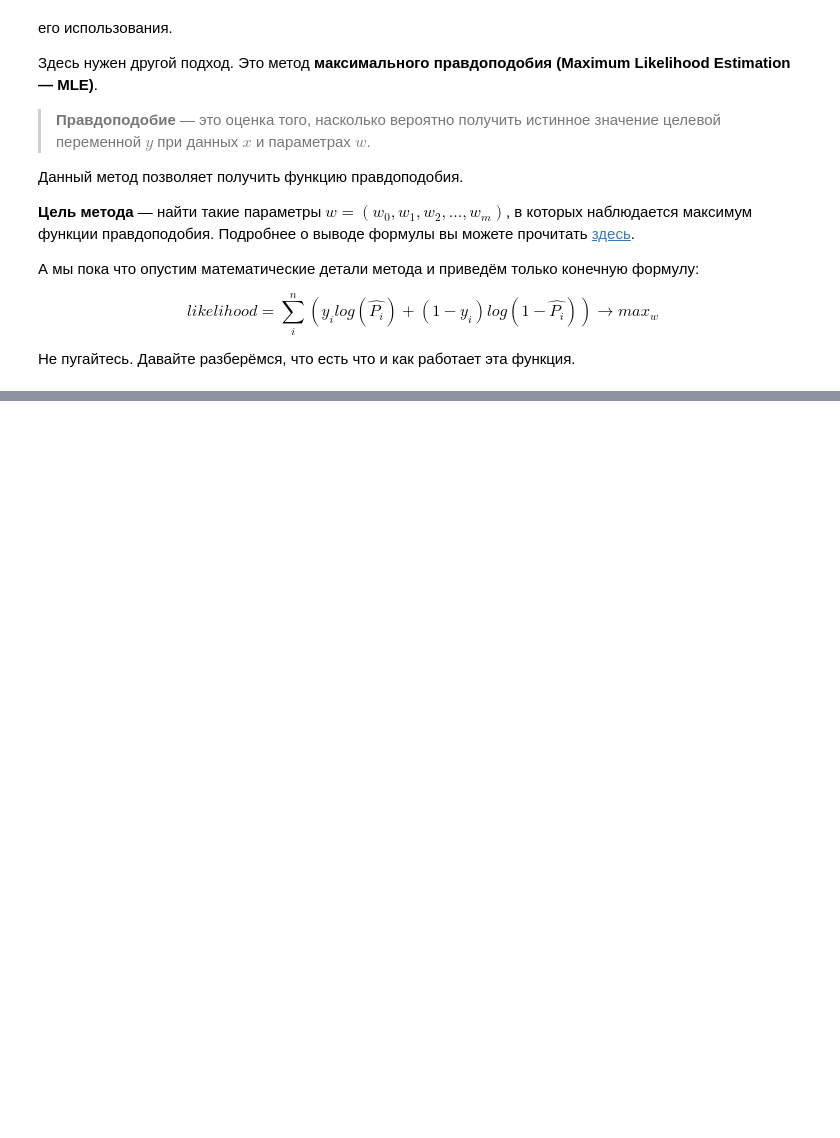
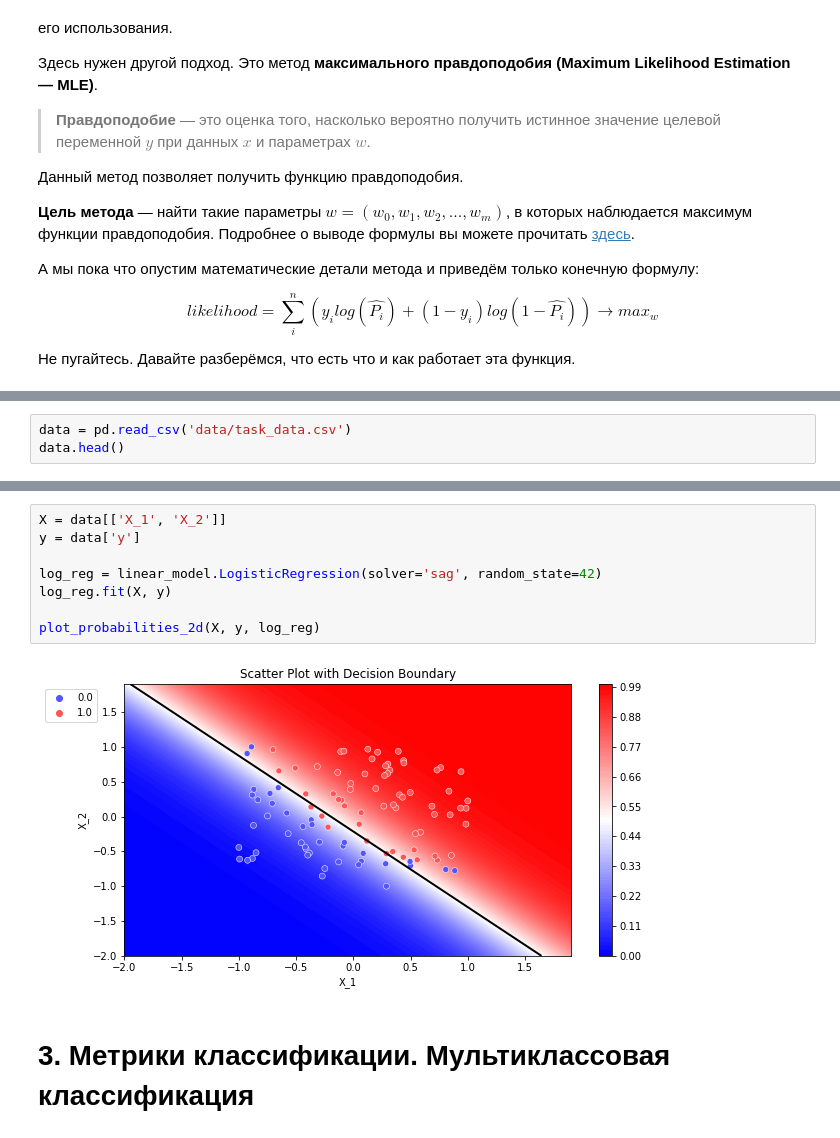
Before and after one commit to Terr14/SF_DS, a Jupyter notebook: SkillFactory/ML-3. Обучение с учителем, классификация/ML-3. Обучение с учителем, классификация.ipynb, the cells around one changed output, grey strips where cells are left out. Cells and saved outputs as stored; diff of their text form; blank space fills up the shorter version.

```diff
--- a/SkillFactory/ML-3. Обучение с учителем, классификация/ML-3. Обучение с учителем, классификация.ipynb
+++ b/SkillFactory/ML-3. Обучение с учителем, классификация/ML-3. Обучение с учителем, классификация.ipynb
@@ -322,0 +691,3 @@ $$\begin{gathered} \text { likelihood }=\sum_{i}^{n}\left(y_{i} \log \left(\hat{
+# %%
+data = pd.read_csv('data/task_data.csv')
+data.head()
@@ -322,0 +701,12 @@ $$\begin{gathered} \text { likelihood }=\sum_{i}^{n}\left(y_{i} \log \left(\hat{
+# %%
+X = data[['X_1', 'X_2']]
+y = data['y']
+
+log_reg = linear_model.LogisticRegression(solver='sag', random_state=42)
+log_reg.fit(X, y)
+
+plot_probabilities_2d(X, y, log_reg)
+# %% [output]
+[figure, added]
+# %% [markdown]
+# 3. Метрики классификации. Мультиклассовая классификация
```
Also changed, not shown: parts of 232 cells of this notebook, 10 other files.
